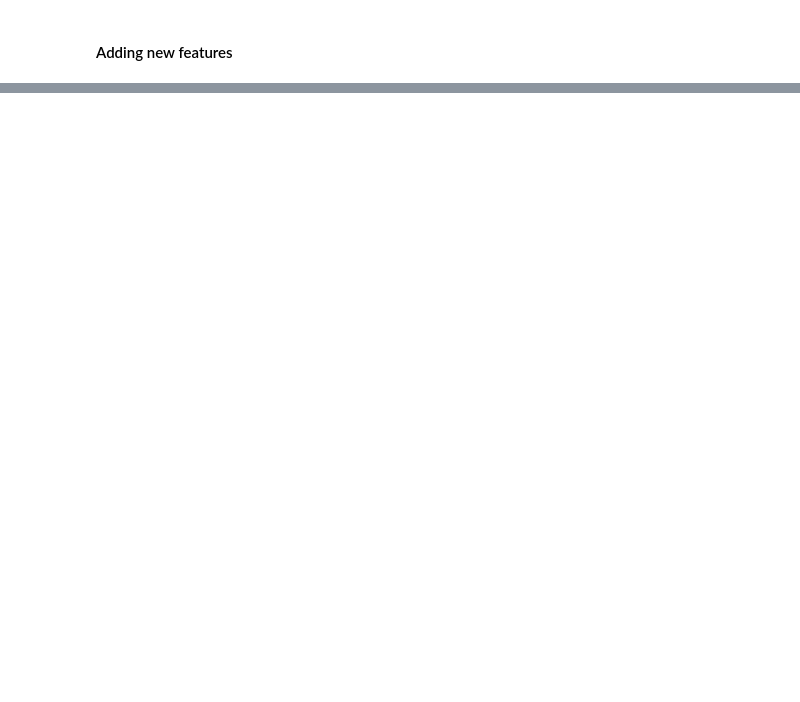
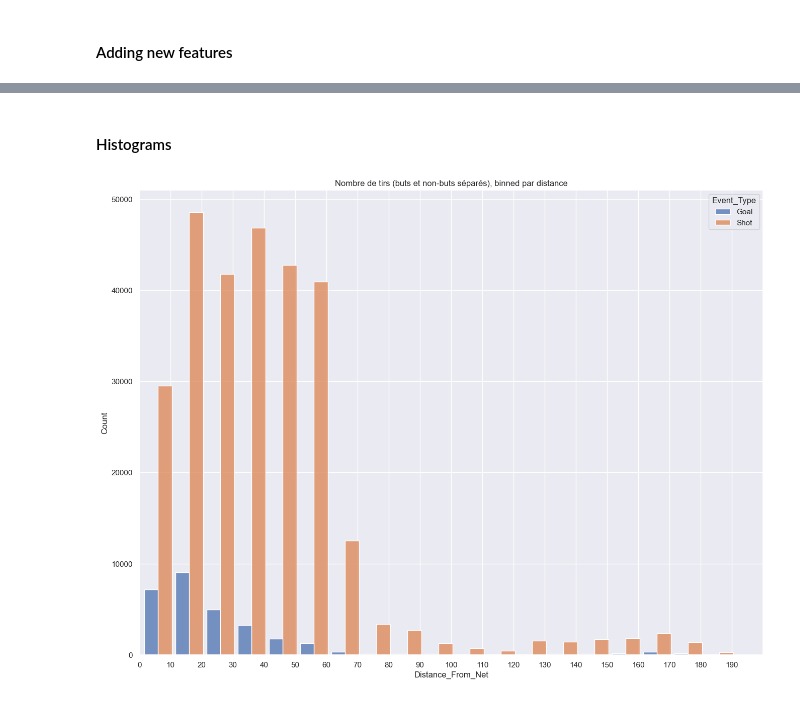
Before and after one commit to nassimwalha/IFT-6758, a Jupyter notebook: notebooks/Feature Engineering 1.ipynb, the cells around one changed output, grey strips where cells are left out. Saved outputs shown, nothing was run; the diff lists cells and outputs as text; code cells hidden in the pictures; blank space fills up the shorter version.

```diff
--- a/notebooks/Feature Engineering 1.ipynb
+++ b/notebooks/Feature Engineering 1.ipynb
@@ -27,25 +28,2 @@ df.head()
 # %% [markdown]
 #### Adding new features
-# %%
-def transform_X(row):
-    '''
-    Given a row of the original data frame, this function transforms the coordinate X depending on the position of
-    the teams in the rink. Since at the end the data is presented in a half-rink (we arbitrarily choose that
-    this is the right half of the rink), when the attacking team plays on the right side of the rink , i.e
-    the opponent's goal is on the left side, we need to flip the x coordinate.
-    '''
-    if str(row['Home_Rink']) == 'nan': #In case the rinkside information is not available, we assume the shot
-        #is taken from the side that is the closest to the opponent's goal.
-        return np.absolute(row['X_Coordinate'])
-
-    else: #Otherwise we use rinkside information to determine whether to flip X coordinate as described above.
-        if row['Home_Team'] == row['Team_Attack']:
-            if row['Home_Rink'] == 'right':
-                return -(row['X_Coordinate'])
-            else:
-                return row['X_Coordinate']
-        else:
-            if row['Home_Rink'] == 'left':
-                return -(row['X_Coordinate'])
-            else:
-                return row['X_Coordinate']
@@ -60,9 +59,16 @@ sns.set_theme()
+# %% [markdown]
+#### Histograms
+# %%
+sns.set_theme()
+sns.set(rc={'figure.figsize':(16,12)})
 # %%
 #histogramme du nombre de tirs (buts et non-buts séparés), regroupées (binned) par distance
-g = sns.histplot(df, x="Distance_From_Net", hue="Event_Type", multiple="dodge", hue_order=['Goal', 'Shot'], shrink=.9, binwidth=20)
+g = sns.histplot(df, x="Distance_From_Net", hue="Event_Type", multiple="dodge", hue_order=['Goal', 'Shot'], shrink=.9, binwidth=10)
 g.set_xlim(0, 200)
-g.set_xticks(range(0, 200,20))
+g.set_xticks(range(0, 200,10))
 plt.title("Nombre de tirs (buts et non-buts séparés), binned par distance")
 plt.show(g)
+# %% [output]
+[figure, added]
 # %%
 #Un histogramme de nombre de tirs (buts et non-buts séparés), binned par angle
```
Also changed, not shown: parts of 14 cells of this notebook.
